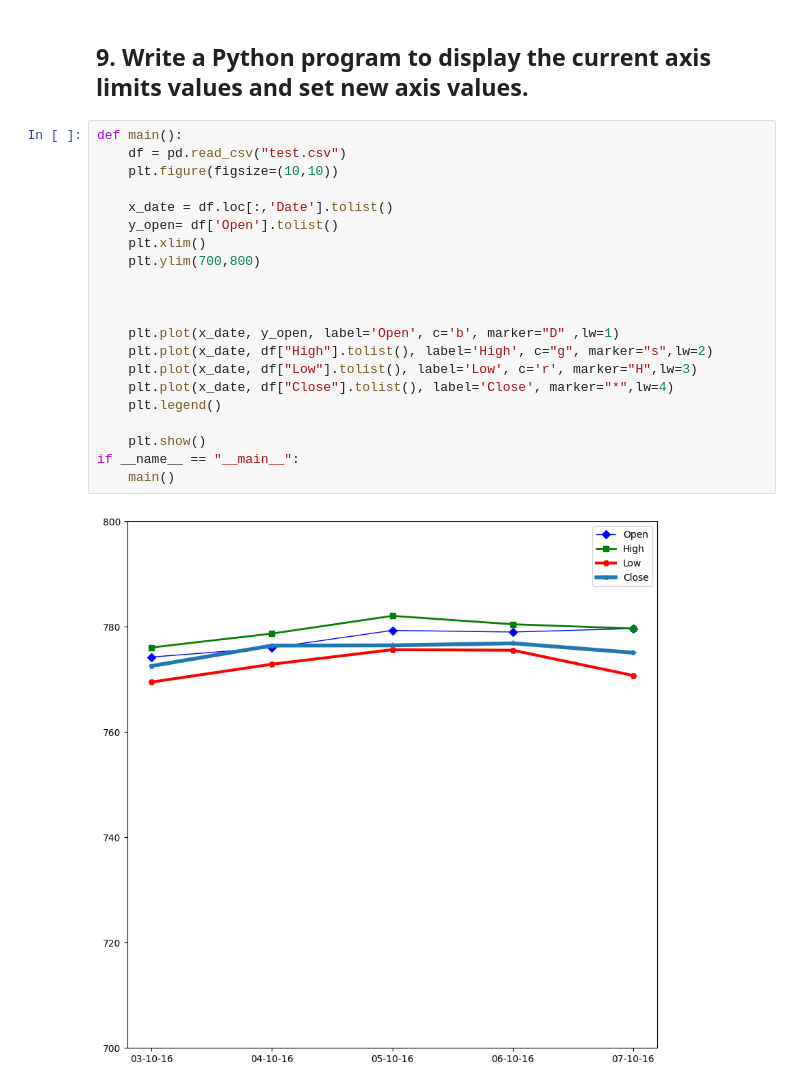
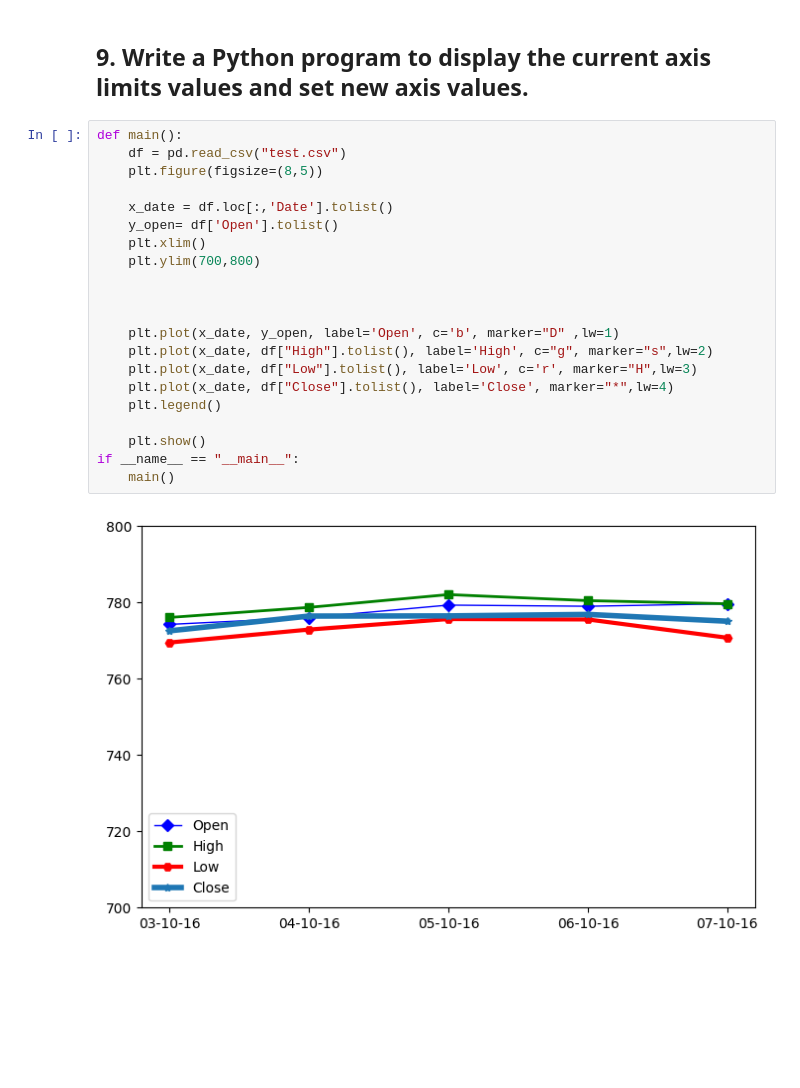
Before and after one commit to Prayag321/Python-libraries, a Jupyter notebook: matplotlib/matplotlib.ipynb, the cells around one changed output. Drawn from its saved outputs; the diff is of its cells as text; blank space fills up the shorter version.

```diff
--- a/matplotlib/matplotlib.ipynb
+++ b/matplotlib/matplotlib.ipynb
@@ -255,23 +255,23 @@ if __name__ == "__main__":
 # %%
 def main():
 	df = pd.read_csv("test.csv")
-	plt.figure(figsize=(10,10))
+	plt.figure(figsize=(8,5))
 
 	x_date = df.loc[:,'Date'].tolist()
 	y_open= df['Open'].tolist()
 	plt.xlim()
 	plt.ylim(700,800)
 
 
 
 	plt.plot(x_date, y_open, label='Open', c='b', marker="D" ,lw=1)
 	plt.plot(x_date, df["High"].tolist(), label='High', c="g", marker="s",lw=2)
 	plt.plot(x_date, df["Low"].tolist(), label='Low', c='r', marker="H",lw=3)
 	plt.plot(x_date, df["Close"].tolist(), label='Close', marker="*",lw=4)
 	plt.legend()
 
 	plt.show()
 if __name__ == "__main__":
 	main()
 # %% [output]
-[figure, old version]
+[figure, new version]
```
Also changed, not shown: parts of 2 cells of this notebook.
